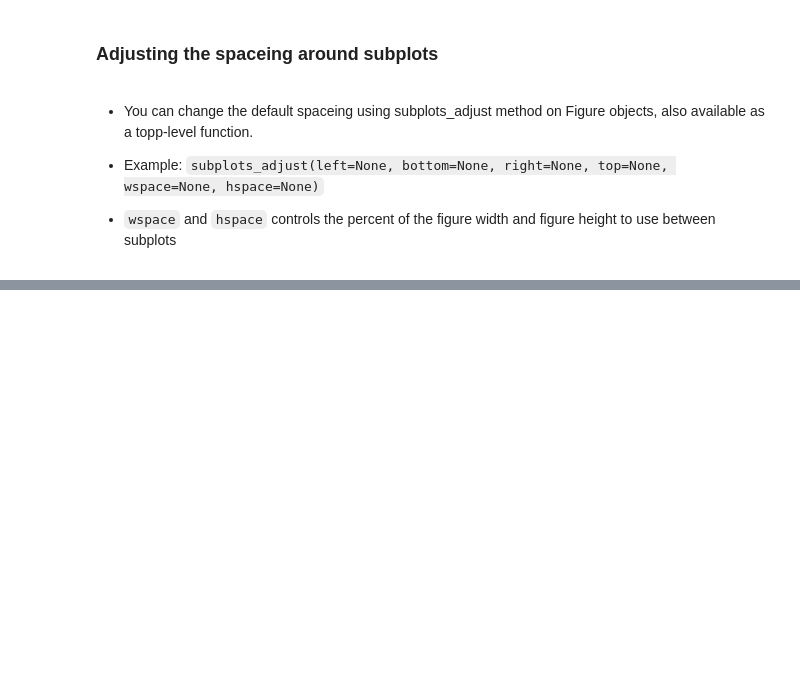
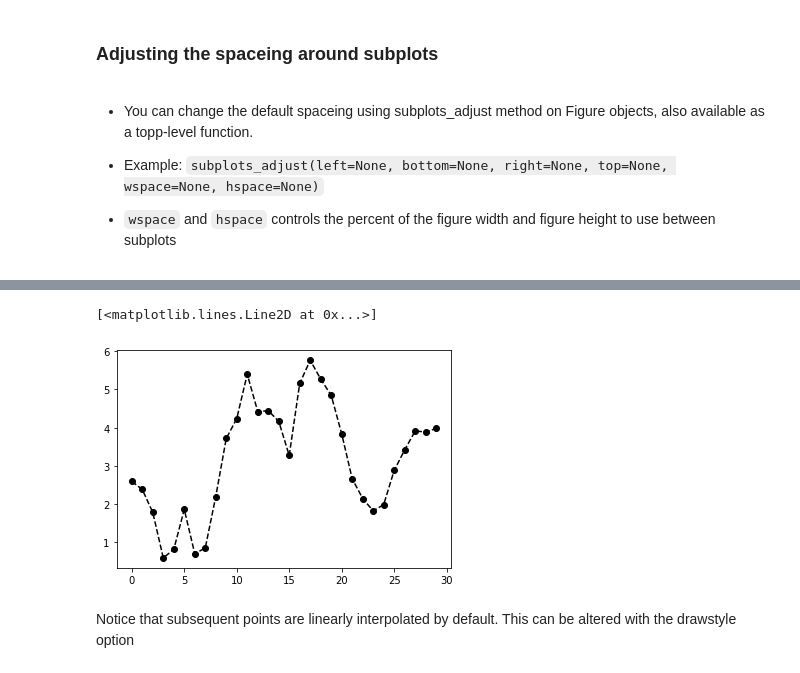
Before and after one commit to cltj/fun_with, a Jupyter notebook: jupyter/notebooks/Python_data_analytics/9-Plotting_And_Visualization/01-PlottingAndVisualization.ipynb, the cells around one changed output, grey strips where cells are left out. Saved outputs shown, nothing was run; the diff lists cells and outputs as text; code cells hidden in the pictures; blank space fills up the shorter version.

```diff
--- a/jupyter/notebooks/Python_data_analytics/9-Plotting_And_Visualization/01-PlottingAndVisualization.ipynb
+++ b/jupyter/notebooks/Python_data_analytics/9-Plotting_And_Visualization/01-PlottingAndVisualization.ipynb
@@ -72,0 +91,10 @@ plt.subplots_adjust(wspace=0, hspace=5)
+# %%
+# this could also have been written more explicitly as
+
+plt.plot(np.random.randn(30).cumsum(), color='k', linestyle='dashed', marker='o')
+# %% [output]
+[<matplotlib.lines.Line2D at 0x...>]
+[figure, added]
+# %% [markdown]
+Notice that subsequent points are linearly interpolated by default.
+This can be altered with the drawstyle option
```
Also changed, not shown: parts of 33 cells of this notebook.
